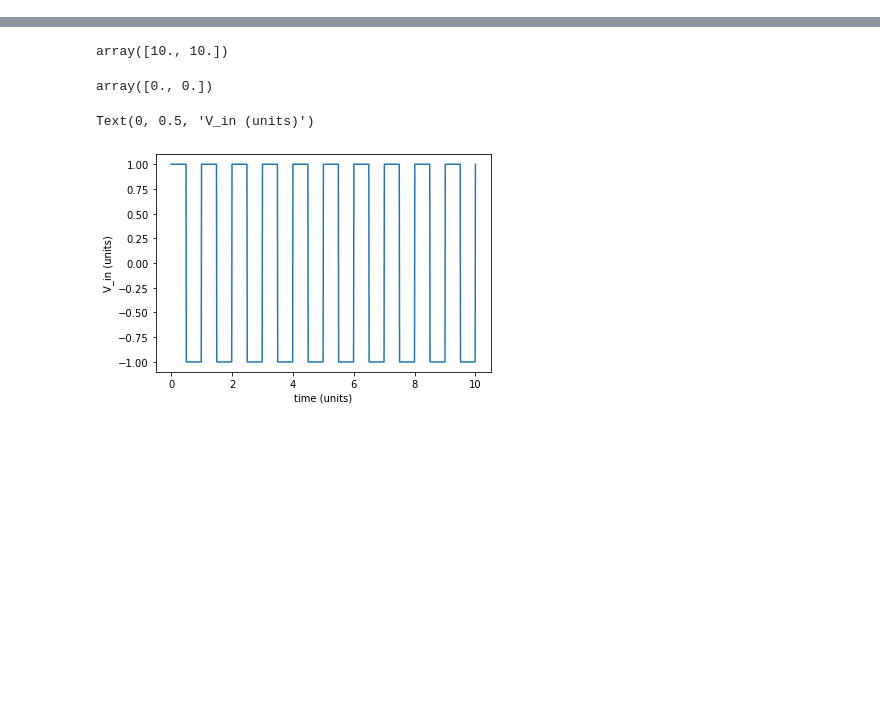
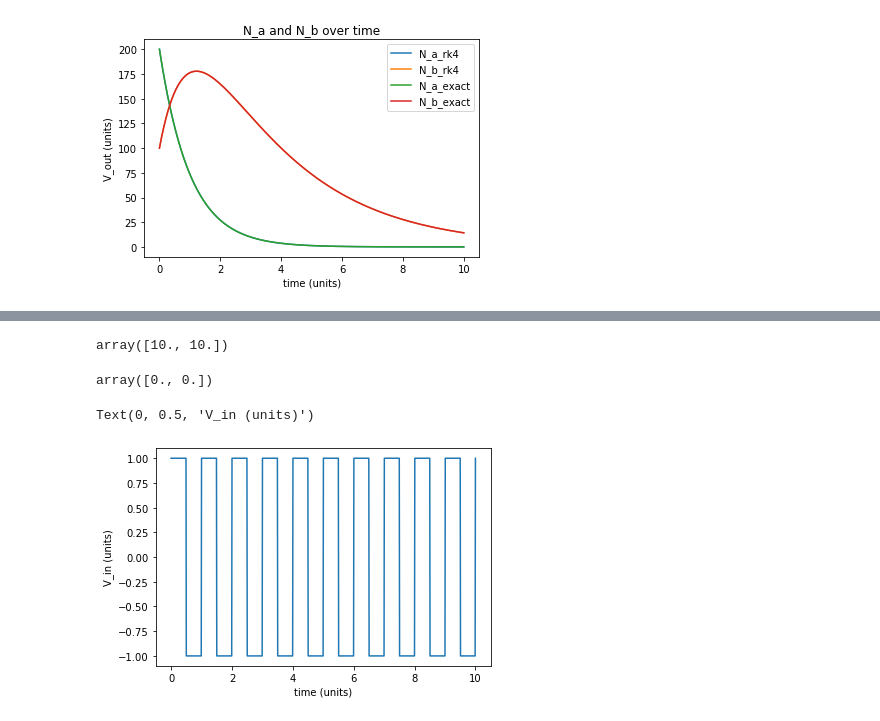
Before and after one commit to wolcottb/Lectures, a Jupyter notebook: hw1.ipynb, the cells around one changed output, grey strips where cells are left out. Drawn from its saved outputs; the diff is of its cells as text; code cells hidden in the pictures; blank space fills up the shorter version.

```diff
--- a/hw1.ipynb
+++ b/hw1.ipynb
@@ -104,49 +105,39 @@ Text(0.5, 1.0, 'Output Voltage from RK4 Method')
 [figure]
 [figure]
 # %%
+#Problem 2
+
 # ODE Integrator Using RK4 Method
-
 def approx_rk4(dt, t_final, N_a0, N_b0, T_a, T_b, t0=0.0):
 
     # number of time steps, nust be an integer
     npoints  = int(t_final/dt)
     #initialize some empty lists to store our data and time steps
-    N_list = []
-    N_list = np.array(N_list)
+    N_list = np.array([])
     t_list = []
 
     # the main loop over all time steps
     for ii in range(npoints):
-        if ii == 0.0:
+        if ii == 0:
             # set initial conditions at time zero
-            N = np.array([N_a0, N_b0])
+            N = np.array([[N_a0, N_b0]])
             t = t0
-            #print(N)
-            #print(N*-.1)
         else :
-            #print(N)
-            k1 = N*-.1
-            #print(k1)
+            k1 = dt*g(N, T_a, T_b)
             N1 = N + k1/2
-            print(N1)
-            k2 = dt*g(N1[0], N1[1], T_a, T_b)
+            k2 = dt*g(N1, T_a, T_b)
             N2 = N + k2/2
-            k3 = dt*g(N2[0], N2[1], T_a, T_b)
+            k3 = dt*g(N2, T_a, T_b)
             N3 = N + k3
-            k4 = dt*g(N3[0], N3[1], T_a, T_b)
+            k4 = dt*g(N3, T_a, T_b)
 
             # update value of N at each time step and step time by dt
-            N[0] += (1/6)*(k1[0] + 2*k2[0] + 2*k3[0] + k4[0])
-            N[1] += (1/6)*(k1[1] + 2*k2[1] + 2*k3[1] + k4[1])
+            N = N + (1/6)*(k1 + 2*k2 + 2*k3 + k4)
             t+= dt
 
-
-            #k1 = N*-.1
         # use append to add on to the end of a list
-        #N = np.array([N[0], N[1]])
         N_list = np.append(N_list, N)
         t_list.append(t)
-        print(N)
 
     # we turn the lists into numpy arrays before returning
 
@@ -154,22 +145,60 @@ def approx_rk4(dt, t_final, N_a0, N_b0, T_a, T_b, t0=0.0):
 
     return t_list, N_list
 
-
-
-# Problem 2
-
-def g(N_a, N_b, T_a, T_b):
-    list = [-N_a/T_a, (-N_a/T_a) -(N_b/T_b)]
-    g = np.array(list)
+# Define coupled equations
+def g(N, T_a, T_b):
+    g = np.array([-N[0]/T_a, (N[0]/T_a) - (N[1]/T_b)])
     return g
 
-N_a0, N_b0 = 100, 100
-T_a, T_b = 1, 1
+# Define constants and initial conditions
+N_a0, N_b0 = 200, 100
+T_a, T_b = 1, 3
 t0 = 0
-t_final, dt = 10, 0.1
+t_final, dt = 10, 0.001
+
+def exact(t, N_a0, N_b0, T_a, T_b, t0=0.0):
+    a = T_a
+    b = T_b
+    N_a = N_a0*np.exp(-t/a)
+    N_b = ((N_a0*b)/(a - b))*np.exp(-(t*(a+b))/(a*b))*(np.exp(t/b) - np.exp(t/a)) + N_b0*np.exp(-t/b)
+    return N_a, N_b
 
 t_list, N_list = approx_rk4(dt, t_final, N_a0, N_b0, T_a, T_b)
 
-t_list
-N_list[0]
+t_exact = np.linspace(t0,t_final,t_final/dt)
+
+N_a_exact, N_b_exact = exact(t_exact, N_a0, N_b0, T_a, T_b)
+
+fig = plt.figure()
+ax = fig.add_subplot(111)
+ax.plot(t_list, N_list[::2], linestyle = '-', label = "N_a_rk4")
+ax.plot(t_list, N_list[1::2], linestyle = '-', label = "N_b_rk4")
+ax.plot(t_exact, N_a_exact, linestyle = '-', label = "N_a_exact")
+ax.plot(t_exact, N_b_exact, linestyle = '-', label = "N_b_exact")
+plt.legend()
+plt.xlabel("time (units)")
+plt.ylabel("V_out (units)")
+plt.title('N_a and N_b over time')
+
+def cumulative_error(approx, exact):
+#     print(approx - exact)
+    print(np.shape(approx))
+    print(np.shape(exact))
+    error = abs(approx - exact)
+    cum = np.sum(error)
+    return(cum)
+
+error_a = cumulative_error(N_list[::2], N_a_exact)
+error_b = cumulative_error(N_list[1::2], N_b_exact)
+print("Cumulative error for N_a RK4:", error_a)
+print("Cumulative error for N_b RK4:", error_b)
+
+fig = plt.figure()
+ax = fig.add_subplot(111)
+ax.plot(t_list, N_list[::2], linestyle = '-', label = "N_a_rk4")
+ax.plot(t_list, N_list[1::2], linestyle = '-', label = "N_b_rk4")
+plt.legend()
+plt.xlabel("time (units)")
+plt.ylabel("V_out (units)")
+plt.title('N_a and N_b over time')
 # %% [output]
@@ -193,0 +212 @@ N_list[0]
+[figure, added]
```
Also changed, not shown: parts of 4 cells of this notebook.
